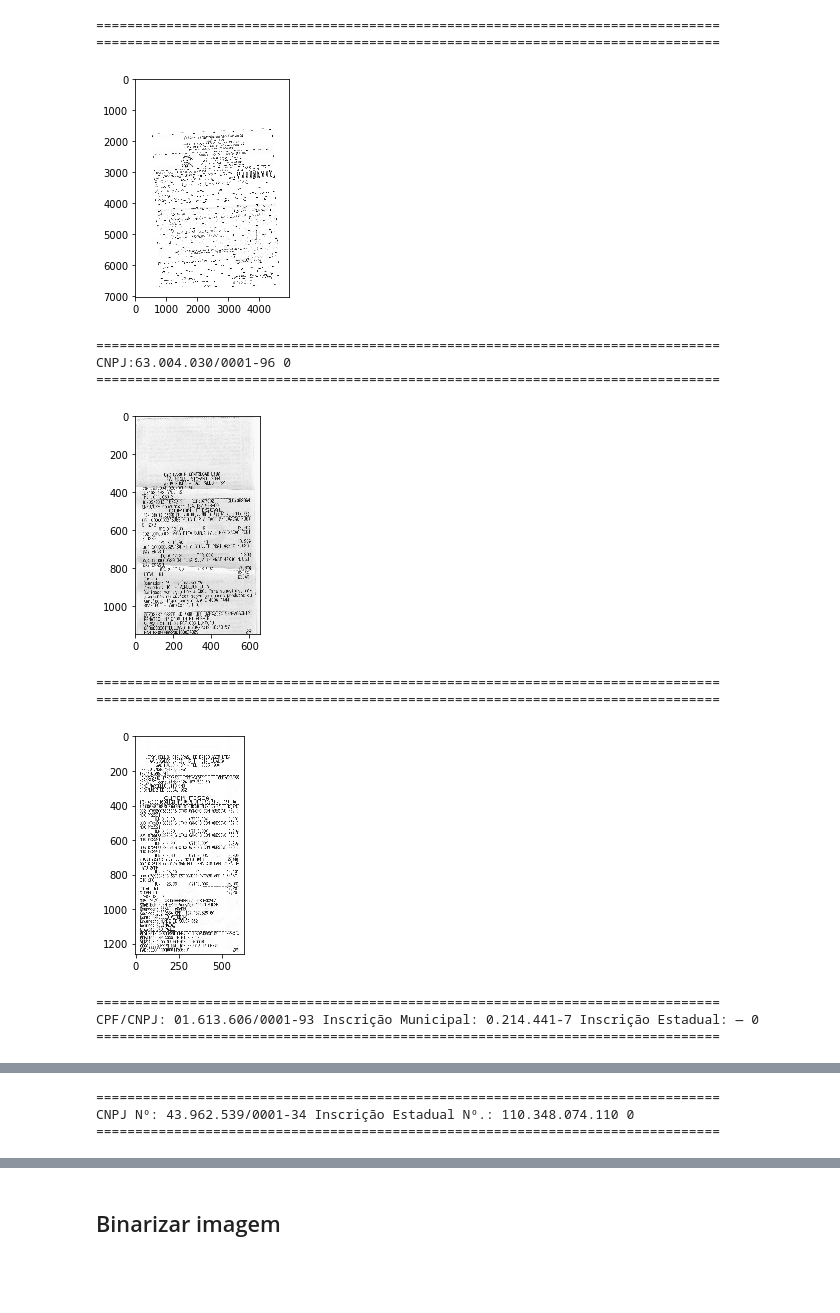
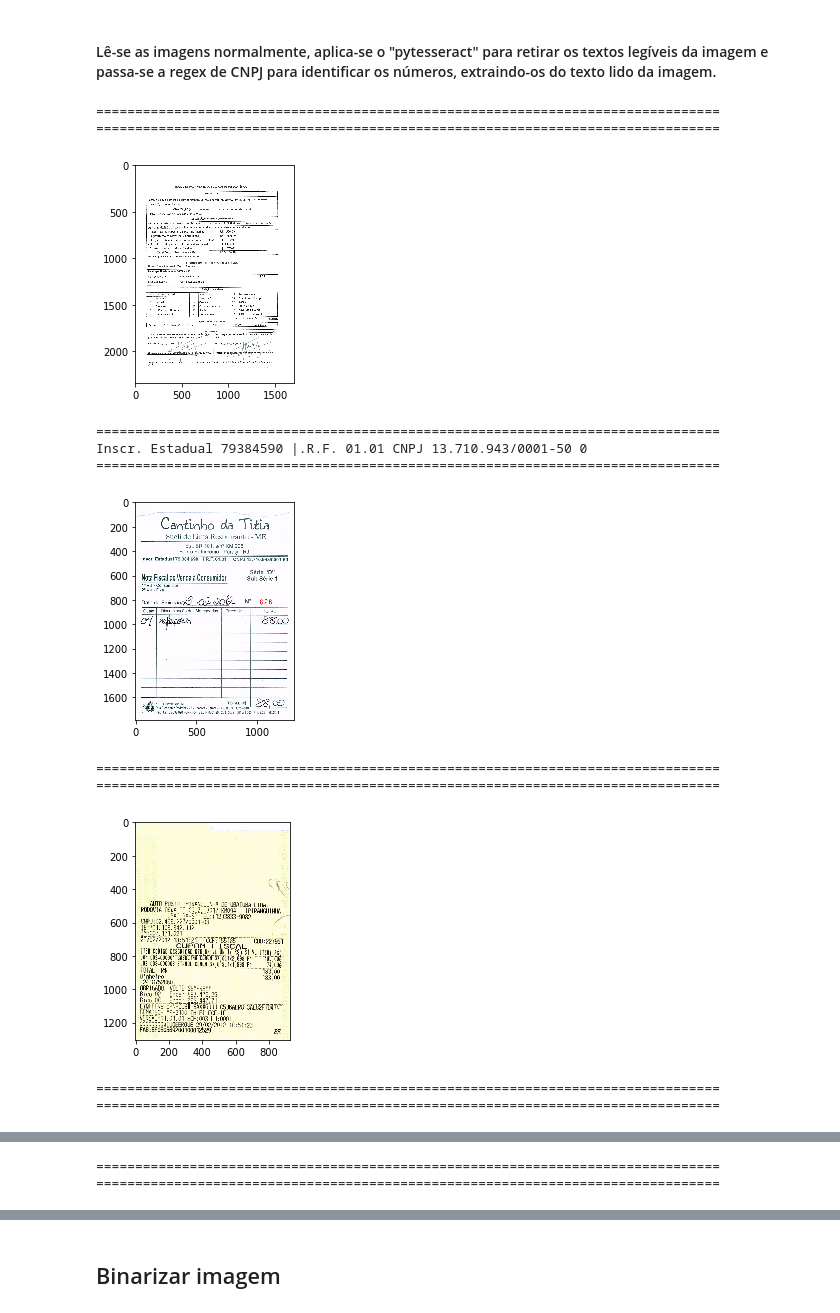
Before and after one commit to arthurTemporim/visao-computacional, a Jupyter notebook: notebooks/Experimentos Iniciais.ipynb, the cells around one changed output, grey strips where cells are left out. Drawn from its saved outputs; the diff is of its cells as text; code cells hidden in the pictures; blank space fills up the shorter version.

Commit message:
Getting images with color for test

```diff
--- a/notebooks/Binarizar.ipynb
+++ b/notebooks/Experimentos Iniciais.ipynb
@@ -10,39 +14,40 @@ import seaborn as sns
+# %% [markdown]
+#### Lê-se as imagens normalmente, aplica-se o "pytesseract" para retirar os textos legíveis da imagem e passa-se a regex de CNPJ para identificar os números, extraindo-os do texto lido da imagem.
 # %%
 def extract(text):
     i = 0
     p = re.compile('.*\d{2}\.\d{3}\.\d{3}\/\d{4}-\d{2}.*')
     for line in iter(text.splitlines()):
         s = p.match(line)
         if s:
             print(s.group(), i)
             i += 1
 
+
 files_path = [os.path.abspath(x) for x in os.listdir('./images') if x.endswith('.jpg')]
 
 base_teste = []
 
-#extraindo as características das imagens na base de dados
+# Extraindo as características das imagens na base de dados
 for i in files_path:
     diretorio, arquivo = os.path.split(i)
-    imagem = cv2.imread(diretorio + '/images/' + arquivo, 0)
+    imagem = cv2.imread(diretorio + '/images/' + arquivo)
     text = pytesseract.image_to_string(imagem, lang='por')
     print('='*80)
     extract(text)
     print('='*80)
-    plt.gray()
-    plt.imshow(imagem)
+    plt.imshow(imagem[:,:,::-1])
     plt.show()
 # %% [output]
 ================================================================================
 ================================================================================
-[figure, old version]
+[figure, new version]
 ================================================================================
-CNPJ:63.004.030/0001-96 0
+Inscr. Estadual 79384590 |.R.F. 01.01 CNPJ 13.710.943/0001-50 0
 ================================================================================
-[figure, old version]
+[figure, new version]
 ================================================================================
 ================================================================================
-[figure, old version]
+[figure, new version]
 ================================================================================
-CPF/CNPJ: 01.613.606/0001-93 Inscrição Municipal: 0.214.441-7 Inscrição Estadual: — 0
 ================================================================================
@@ -50,3 +55,2 @@ CPF/CNPJ: 01.613.606/0001-93 Inscrição Municipal: 0.214.441-7 Inscrição Esta
 ================================================================================
-CNPJ Nº: 43.962.539/0001-34 Inscrição Estadual Nº.: 110.348.074.110 0
 ================================================================================
```
Also changed, not shown: parts of 5 cells of this notebook, 1 other file.
